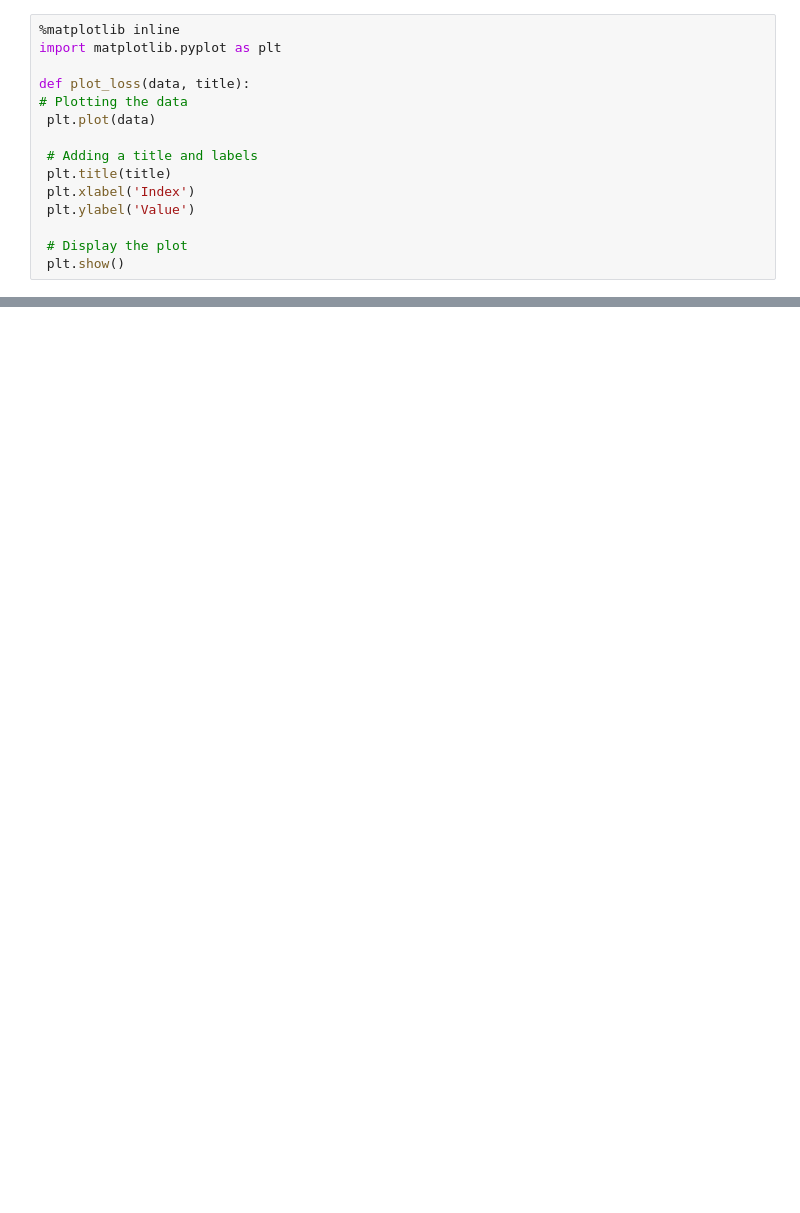
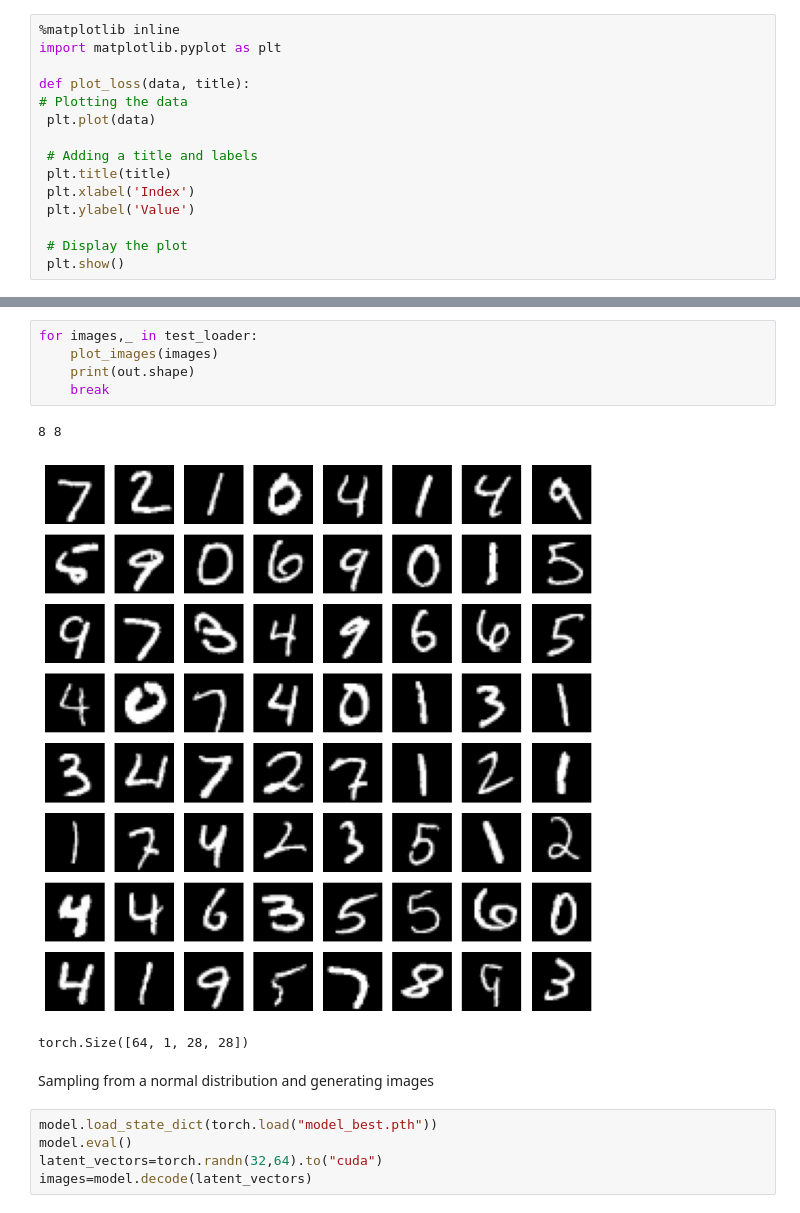
Before and after one commit to AnuragMaurya-PreD/all-about-VAE, a Jupyter notebook: conv_VAE.ipynb, the cells around one changed output, grey strips where cells are left out. Saved outputs shown, nothing was run; the diff lists cells and outputs as text; blank space fills up the shorter version.

```diff
--- a/conv_VAE.ipynb
+++ b/conv_VAE.ipynb
@@ -132,0 +157,16 @@ IndexError: index 30 is out of bounds for axis 0 with size 30
+# %%
+for images,_ in test_loader:
+    plot_images(images)
+    print(out.shape)
+    break
+# %% [output]
+8 8
+[figure, added]
+torch.Size([64, 1, 28, 28])
+# %% [markdown]
+Sampling from a normal distribution and generating images
+# %%
+model.load_state_dict(torch.load("model_best.pth"))
+model.eval()
+latent_vectors=torch.randn(32,64).to("cuda")
+images=model.decode(latent_vectors)
```
Also changed, not shown: parts of 9 cells of this notebook, 3 other files.
